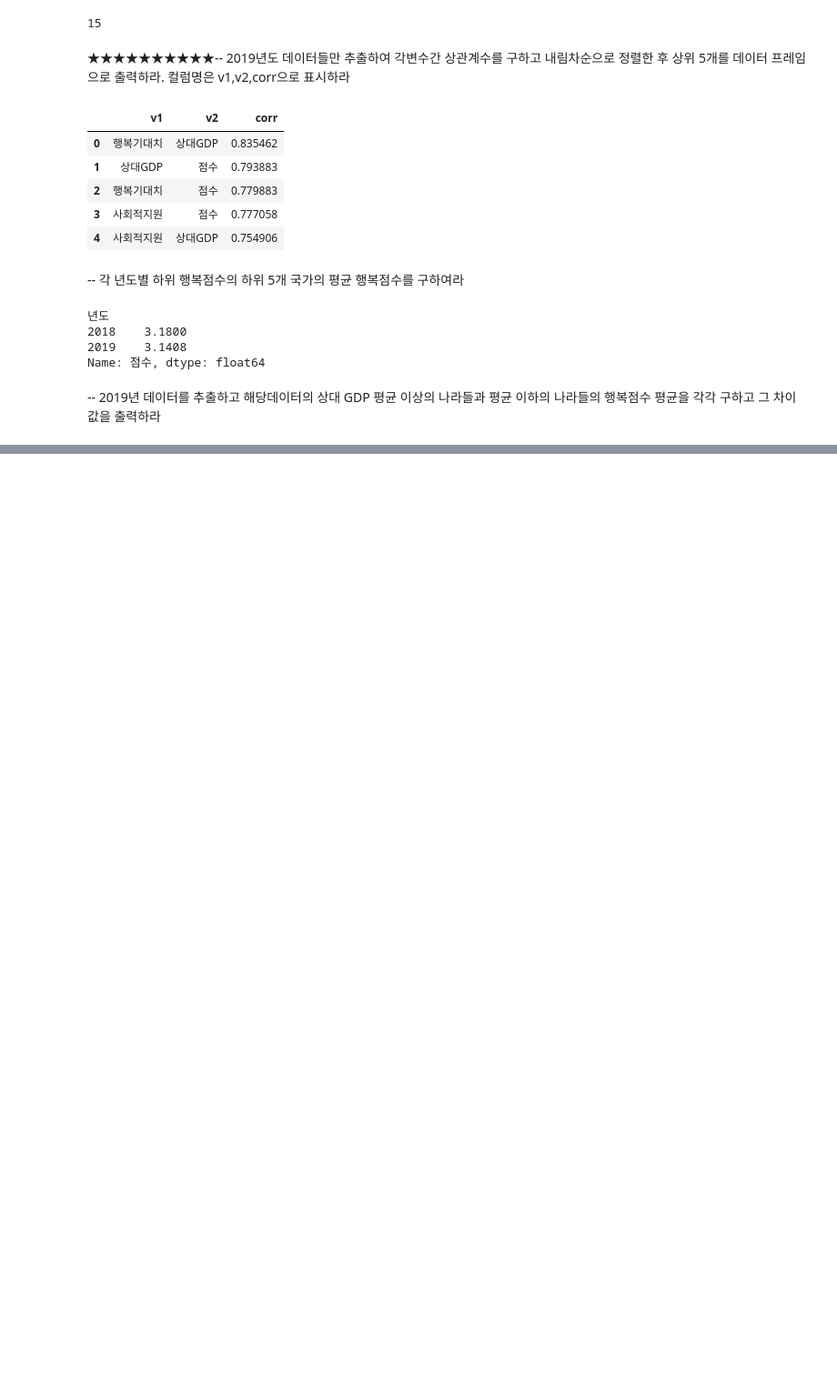
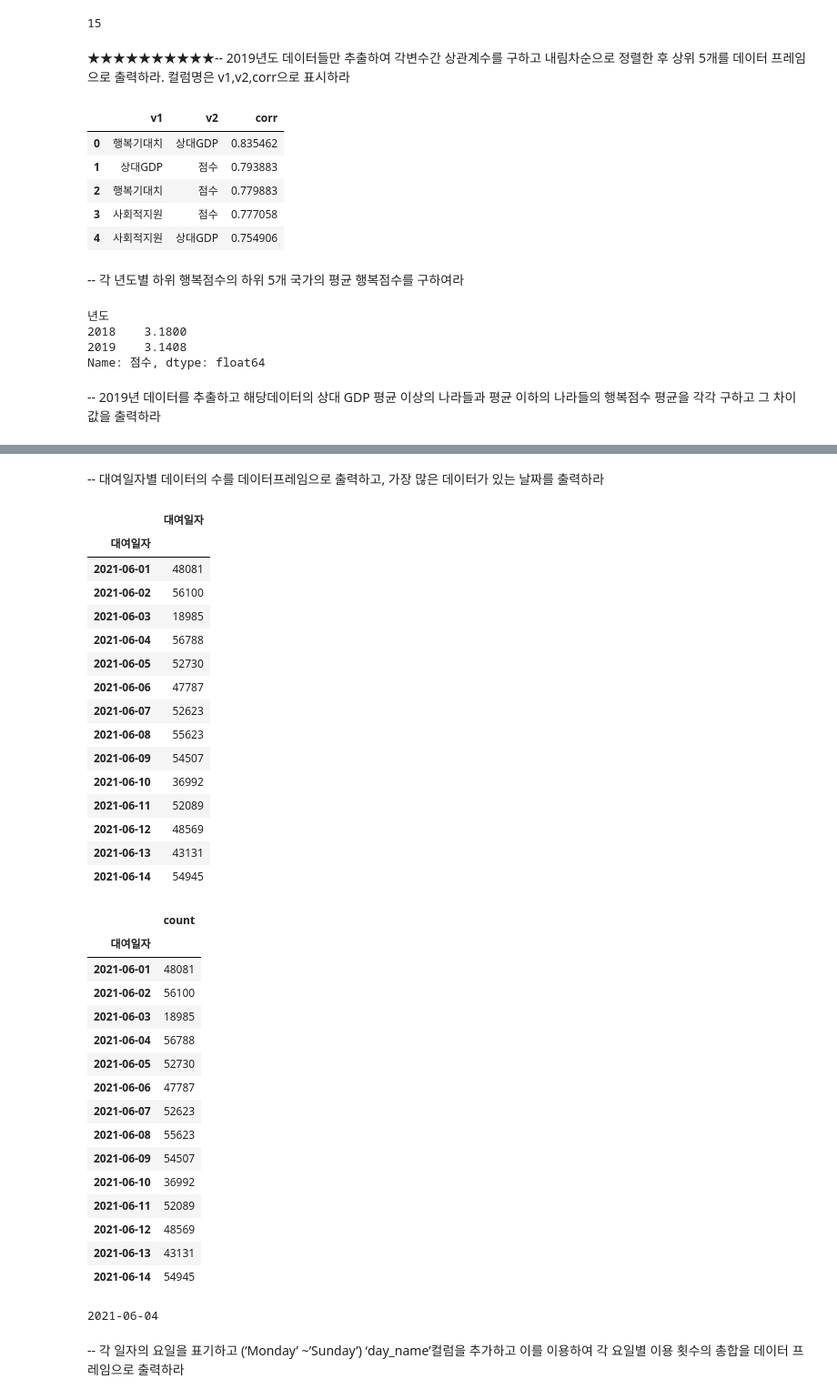
Before and after one commit to iuj180/practice, a Jupyter notebook: practice_Datamanim_category1.ipynb, the cells around one changed output, grey strips where cells are left out. Shown: that part at 91% size. Cells and saved outputs as stored; diff of their text form; code cells hidden in the pictures; blank space fills up the shorter version.

```diff
--- a/practice_Datamanim_category1.ipynb
+++ b/practice_Datamanim_category1.ipynb
@@ -1017,0 +1081,45 @@ Name: 점수, dtype: float64
+# %% [markdown]
+-- 대여일자별 데이터의 수를 데이터프레임으로 출력하고, 가장 많은 데이터가 있는 날짜를 출력하라
+# %%
+result = df.groupby('대여일자')['대여일자'].count().to_frame()
+result2 = df['대여일자'].value_counts().sort_index().to_frame()
+display(result)
+display(result2)
+answer = result.loc[result['대여일자'] == result['대여일자'].max()].index[0]
+print(answer)
+# %% [output]
+|  | 대여일자 |
+| 대여일자 |  |
+| 2021-06-01 | 48081 |
+| 2021-06-02 | 56100 |
+| 2021-06-03 | 18985 |
+| 2021-06-04 | 56788 |
+| 2021-06-05 | 52730 |
+| 2021-06-06 | 47787 |
+| 2021-06-07 | 52623 |
+| 2021-06-08 | 55623 |
+| 2021-06-09 | 54507 |
+| 2021-06-10 | 36992 |
+| 2021-06-11 | 52089 |
+| 2021-06-12 | 48569 |
+| 2021-06-13 | 43131 |
+| 2021-06-14 | 54945 |
+|  | count |
+| 대여일자 |  |
+| 2021-06-01 | 48081 |
+| 2021-06-02 | 56100 |
+| 2021-06-03 | 18985 |
+| 2021-06-04 | 56788 |
+| 2021-06-05 | 52730 |
+| 2021-06-06 | 47787 |
+| 2021-06-07 | 52623 |
+| 2021-06-08 | 55623 |
+| 2021-06-09 | 54507 |
+| 2021-06-10 | 36992 |
+| 2021-06-11 | 52089 |
+| 2021-06-12 | 48569 |
+| 2021-06-13 | 43131 |
+| 2021-06-14 | 54945 |
+2021-06-04
+# %% [markdown]
+-- 각 일자의 요일을 표기하고 (‘Monday’ ~’Sunday’) ‘day_name’컬럼을 추가하고 이를 이용하여 각 요일별 이용 횟수의 총합을 데이터 프레임으로 출력하라
```
Also changed, not shown: parts of 41 cells of this notebook.
